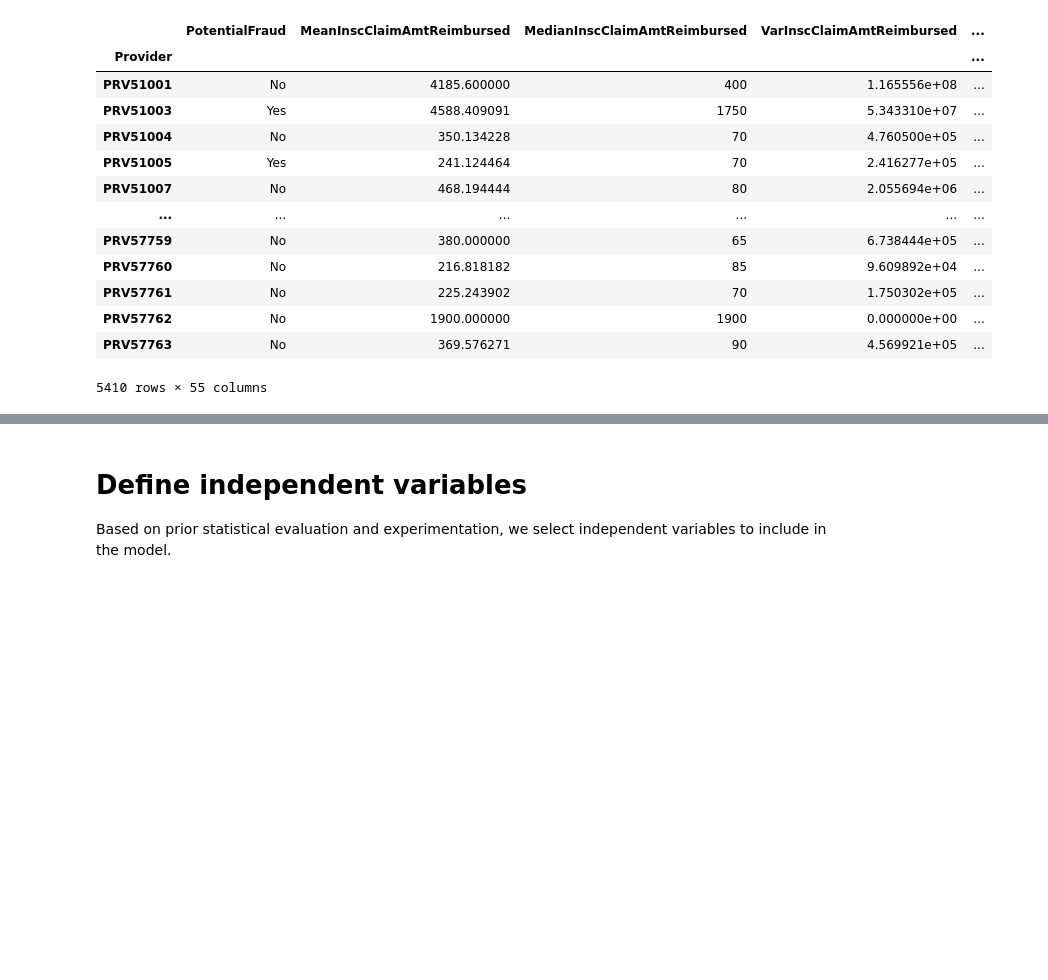
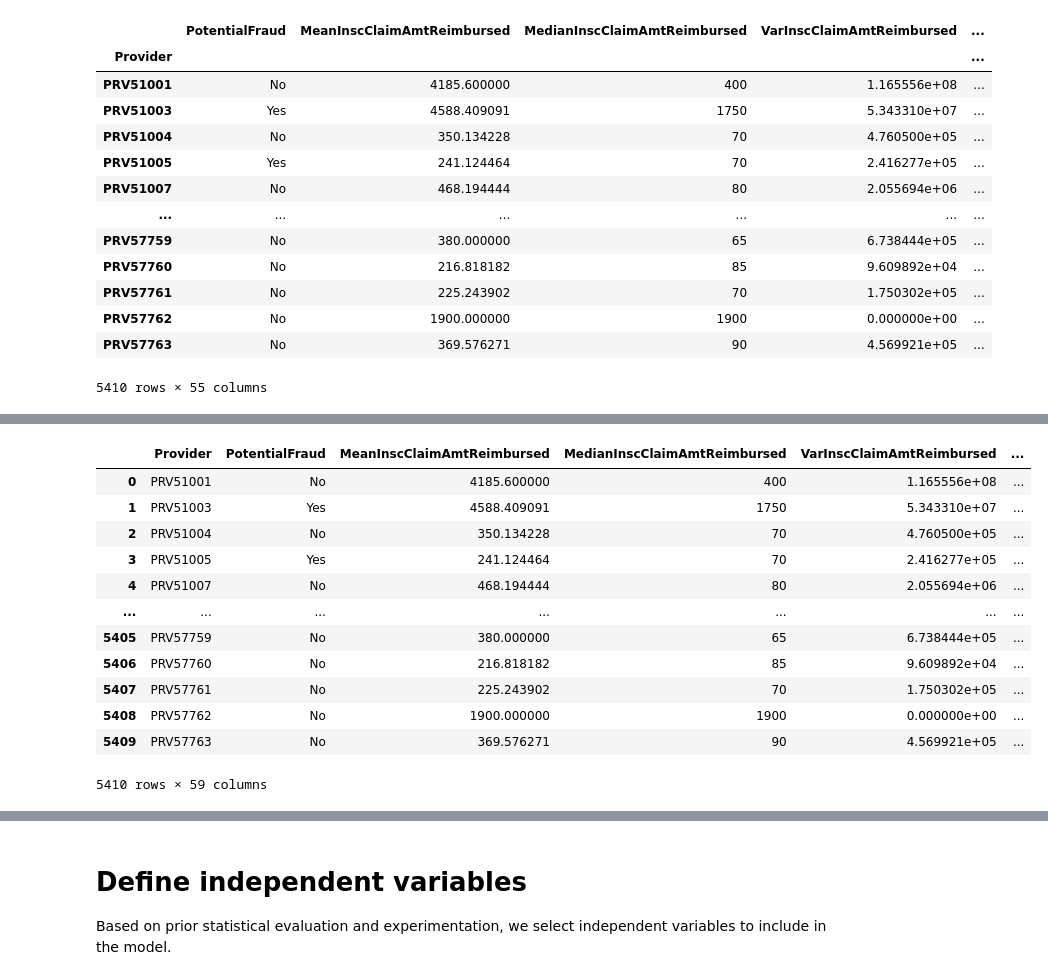
Before and after one commit to supernaut11/data602-final-project, a Jupyter notebook: src/model_fraud_mdehn.ipynb, the cells around one changed output, grey strips where cells are left out. Saved outputs shown, nothing was run; the diff lists cells and outputs as text; code cells hidden in the pictures; blank space fills up the shorter version.

```diff
--- a/src/model_fraud_mdehn.ipynb
+++ b/src/model_fraud_mdehn.ipynb
@@ -366,22 +370,14 @@ def global_std_dev_generator(global_data, group_by_obj, column):
     for key in group_by_obj.groups:
         yield (key, mean, std, group_by_obj.get_group(key)[column])
 
-# Perform internal standard deviation analysis and merge results with the aggregated frame
-internal_stat_gen = internal_std_dev_generator(agg_frame, train_total_gb, 'InscClaimAmtReimbursed')
-claim_int_dev_frame = std_dev_analysis('Provider', 'InscClaimAmtReimbursed1Deviations', 1, internal_stat_gen)
+def internal_std_dev_to_frame(col, num_std_devs):
+    internal_stat_gen = internal_std_dev_generator(agg_frame, train_total_gb, col)
+    dev_frame = std_dev_analysis('Provider', f'{col}{num_std_devs}DeviationsInternal', num_std_devs, internal_stat_gen)
 
+    return dev_frame
 
-# Perform global standard deviation analysis and merge results with the aggregated frame
-global_stat_gen = global_std_dev_generator(train_total, train_total_gb, 'InscClaimAmtReimbursed')
-claim_global_dev_frame = std_dev_analysis('Provider', 'GlobalClaim1Deviations', 1, global_stat_gen)
+def global_std_dev_to_frame(col, num_std_devs):
+    global_stat_gen = global_std_dev_generator(train_total, train_total_gb, col)
+    dev_frame = std_dev_analysis('Provider', f'{col}{num_std_devs}DeviationsGlobal', num_std_devs, global_stat_gen)
 
-# Consolidate
-dev_frame = claim_int_dev_frame.merge(claim_global_dev_frame, how='left', on='Provider')
-
-# Create final frame to be used in decision tree
-final_frame = agg_frame.merge(dev_frame, how='left', on='Provider')
-
-# Set the index to the provider ID and drop the data from the Provider column
-final_frame = final_frame.set_index(final_frame['Provider'])
-final_frame = final_frame.drop('Provider', axis=1)
-final_frame
+    return dev_frame
@@ -402,0 +388,29 @@ final_frame
+# %%
+from functools import reduce
+dev_frames = []
+
+# Perform internal standard deviation analysis and merge results with the aggregated frame
+dev_frames.append(internal_std_dev_to_frame('PatientAge', 1))
+dev_frames.append(global_std_dev_to_frame('PatientAge', 1))
+dev_frames.append(global_std_dev_to_frame('InscClaimAmtReimbursed', 1))
+
+# Consolidate
+total_dev_frame = reduce(lambda left, right: left.merge(right, how='left', on='Provider'), dev_frames)
+
+# Create final frame to be used in decision tree
+final_frame = agg_frame.merge(total_dev_frame, how='left', on='Provider')
+final_frame
+# %% [output]
+|  | Provider | PotentialFraud | MeanInscClaimAmtReimbursed | MedianInscClaimAmtReimbursed | VarInscClaimAmtReimbursed | ... |
+| 0 | PRV51001 | No | 4185.600000 | 400 | 1.165556e+08 | ... |
+| 1 | PRV51003 | Yes | 4588.409091 | 1750 | 5.343310e+07 | ... |
+| 2 | PRV51004 | No | 350.134228 | 70 | 4.760500e+05 | ... |
+| 3 | PRV51005 | Yes | 241.124464 | 70 | 2.416277e+05 | ... |
+| 4 | PRV51007 | No | 468.194444 | 80 | 2.055694e+06 | ... |
+| ... | ... | ... | ... | ... | ... | ... |
+| 5405 | PRV57759 | No | 380.000000 | 65 | 6.738444e+05 | ... |
+| 5406 | PRV57760 | No | 216.818182 | 85 | 9.609892e+04 | ... |
+| 5407 | PRV57761 | No | 225.243902 | 70 | 1.750302e+05 | ... |
+| 5408 | PRV57762 | No | 1900.000000 | 1900 | 0.000000e+00 | ... |
+| 5409 | PRV57763 | No | 369.576271 | 90 | 4.569921e+05 | ... |
+5410 rows × 59 columns
```
Also changed, not shown: parts of 21 cells of this notebook.
